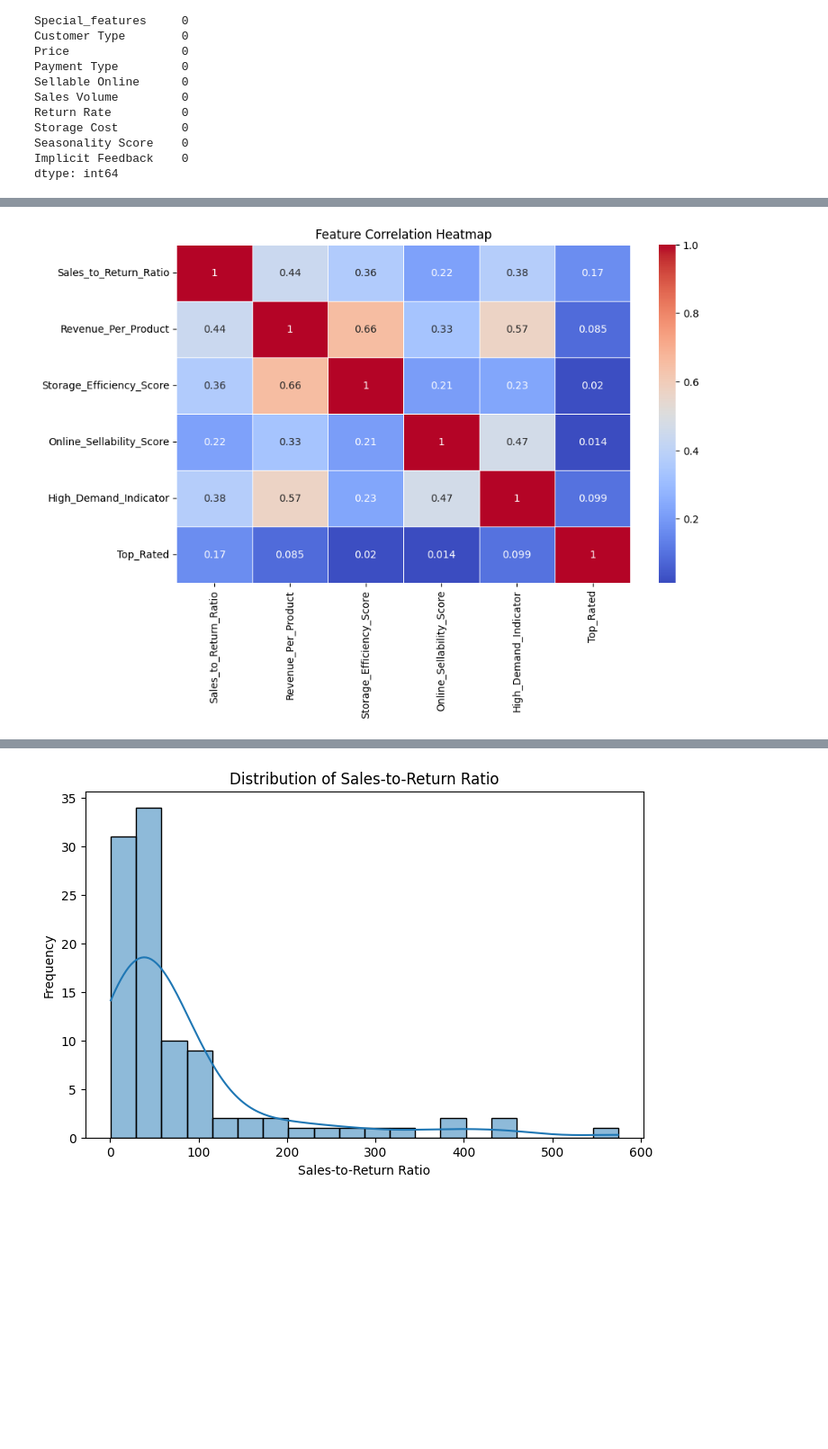
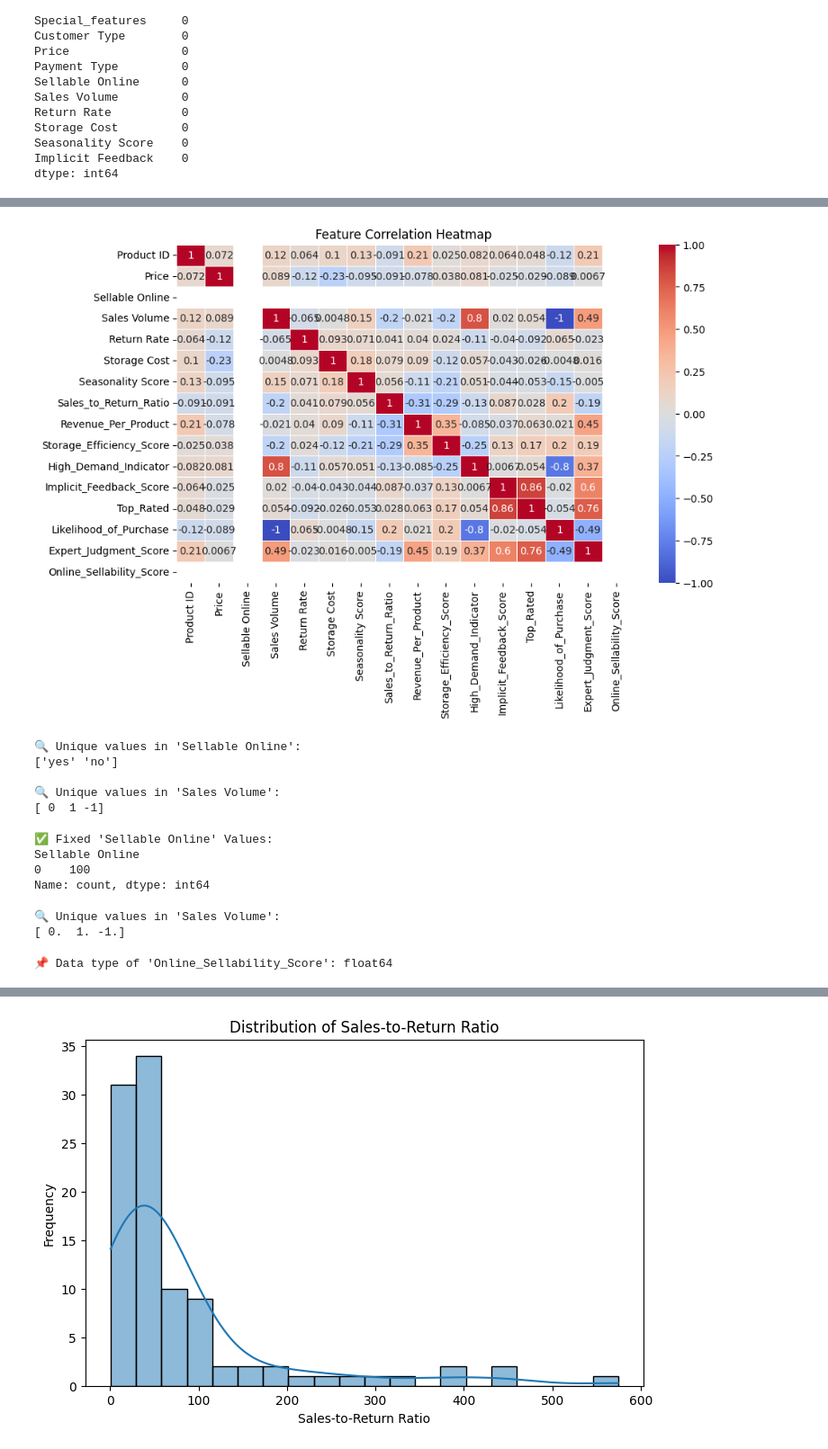
Before and after one commit to Dhinuksharan/Furn_Trim, a Jupyter notebook: Data_processing_test_1.ipynb, the cells around one changed output, grey strips where cells are left out. Shown: that part at 90% size. Drawn from its saved outputs; the diff is of its cells as text; code cells hidden in the pictures; blank space fills up the shorter version.

Commit message:
Updated both the datasets by using Data processing and feature engineering

```diff
--- a/Data_processing_test_1.ipynb
+++ b/Data_processing_test_1.ipynb
@@ -304,4 +366,10 @@ print(product_catalog_df["Sellable Online"].unique())
-# %%
-product_catalog_df["Sellable Online"] = product_catalog_df["Sellable Online"].map({"Yes": 1, "No": 0})
+# %%
+# Convert to lowercase and strip spaces first
+product_catalog_df["Sellable Online"] = product_catalog_df["Sellable Online"].astype(str).str.strip().str.lower()
+
+# Use replace instead of map
+product_catalog_df["Sellable Online"] = product_catalog_df["Sellable Online"].replace({"yes": 1, "no": 0})
 # %%
-product_catalog_df["Online_Sellability_Score"] = product_catalog_df["Sellable Online"] * product_catalog_df["Sales Volume"]
+product_catalog_df["Online_Sellability_Score"] = (
+    product_catalog_df["Sellable Online"].astype(int) * product_catalog_df["Sales Volume"].astype(float)
+)
@@ -321,0 +393,4 @@ print(product_catalog_df[["Sellable Online", "Online_Sellability_Score"]].head(1
+# %%
+product_catalog_df["Online_Sellability_Score"] = (
+    product_catalog_df["Sellable Online"].astype(int) * product_catalog_df["Sales Volume"].astype(float)
+)
@@ -333,9 +427,42 @@ Index(['Product ID', 'Product Name', 'Category', 'Material', 'Size',
       dtype='object')
 # %%
-#Feature Correlation Map
+# Select only numeric features
+numeric_product_catalog_df = product_catalog_df.select_dtypes(include=[np.number])
+
+# Generate heatmap
 plt.figure(figsize=(10, 6))
-sns.heatmap(product_catalog_df[numerical_features].corr(), annot=True, cmap="coolwarm", linewidths=0.5)
+sns.heatmap(numeric_product_catalog_df.corr(), annot=True, cmap="coolwarm", linewidths=0.5)
 plt.title("Feature Correlation Heatmap")
 plt.show()
 # %% [output]
-[figure, old version]
+[figure, new version]
+# %%
+print("\n🔍 Unique values in 'Sellable Online':")
+print(product_catalog_df["Sellable Online"].unique())
+
+print("\n🔍 Unique values in 'Sales Volume':")
+print(product_catalog_df["Sales Volume"].unique())
+# %% [output]
+🔍 Unique values in 'Sellable Online':
+['yes' 'no']
+
+🔍 Unique values in 'Sales Volume':
+[ 0  1 -1]
+# %%
+# Ensure 'Sellable Online' is correctly mapped
+product_catalog_df["Sellable Online"] = product_catalog_df["Sellable Online"].astype(str).str.strip()
+product_catalog_df["Sellable Online"] = product_catalog_df["Sellable Online"].map({"Yes": 1, "No": 0}).fillna(0).astype(int)
+
+print("\n✅ Fixed 'Sellable Online' Values:")
+print(product_catalog_df["Sellable Online"].value_counts())
+# %% [output]
+✅ Fixed 'Sellable Online' Values:
+Sellable Online
+0    100
+Name: count, dtype: int64
+# %%
+print("\n🔍 Unique values in 'Sales Volume':")
+print(product_catalog_df["Sales Volume"].unique())
+# %% [output]
+🔍 Unique values in 'Sales Volume':
+[ 0.  1. -1.]
@@ -341,0 +472,4 @@ plt.show()
+# %%
+print("\n📌 Data type of 'Online_Sellability_Score':", product_catalog_df["Online_Sellability_Score"].dtype)
+# %% [output]
+📌 Data type of 'Online_Sellability_Score': float64
```
Also changed, not shown: parts of 37 cells of this notebook, 10 other files.
